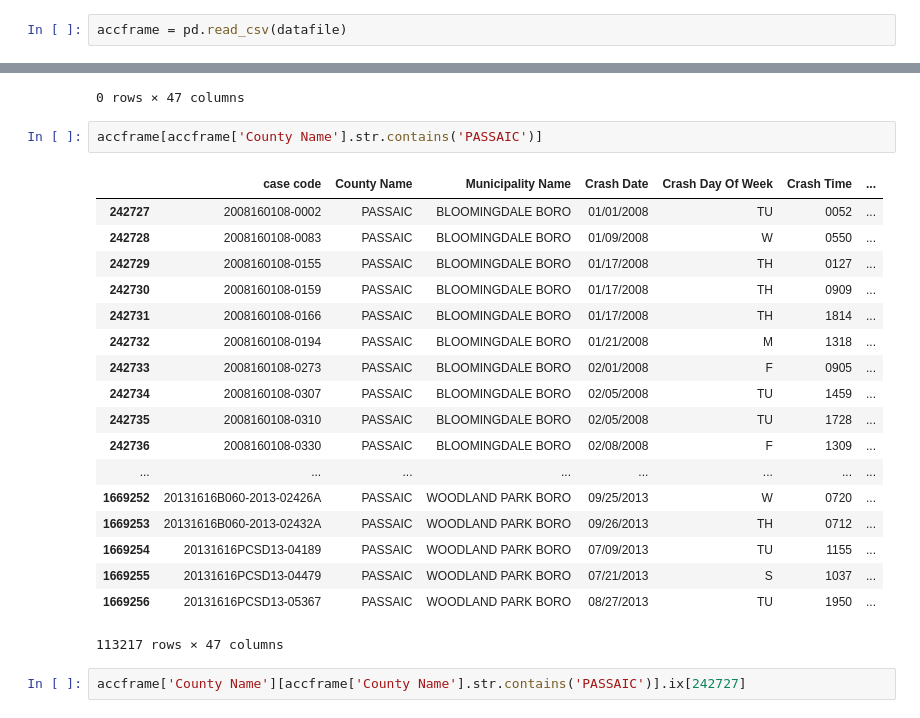
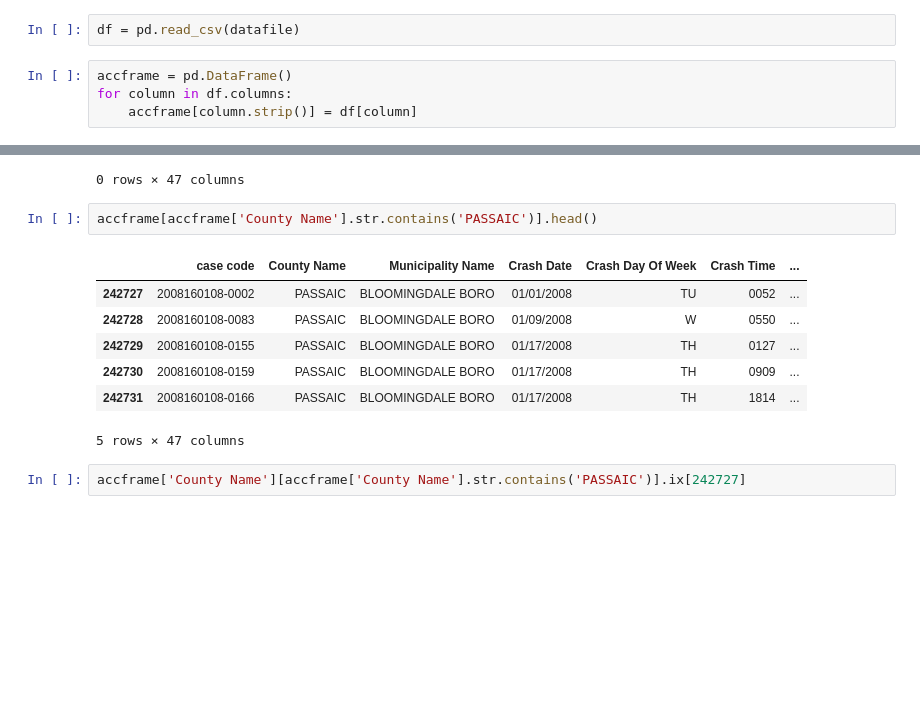
Before and after one commit to tswicegood/python-data-science-intro, a Jupyter notebook: Python for Data Analysis at NICAR15.ipynb, the cells around one changed output, grey strips where cells are left out. Drawn from its saved outputs; the diff is of its cells as text; blank space fills up the shorter version.

```diff
--- a/Python for Data Analysis at NICAR15.ipynb
+++ b/Python for Data Analysis at NICAR15.ipynb
@@ -6,5 +6,9 @@ from datetime import date
 # %%
 datafile = "njaccidents.csv"
 # %%
-accframe = pd.read_csv(datafile)
+df = pd.read_csv(datafile)
+# %%
+accframe = pd.DataFrame()
+for column in df.columns:
+    accframe[column.strip()] = df[column]
 # %%
@@ -75,26 +68,15 @@ accframe[accframe['County Name']=='Passaic']
 |  | case code | County Name | Municipality Name | Crash Date | Crash Day Of Week | Crash Time | ... |
 0 rows × 47 columns
 # %%
-accframe[accframe['County Name'].str.contains('PASSAIC')]
+accframe[accframe['County Name'].str.contains('PASSAIC')].head()
 # %% [output]
 |  | case code | County Name | Municipality Name | Crash Date | Crash Day Of Week | Crash Time | ... |
 | 242727 | 2008160108-0002 | PASSAIC | BLOOMINGDALE BORO | 01/01/2008 | TU | 0052 | ... |
 | 242728 | 2008160108-0083 | PASSAIC | BLOOMINGDALE BORO | 01/09/2008 | W | 0550 | ... |
 | 242729 | 2008160108-0155 | PASSAIC | BLOOMINGDALE BORO | 01/17/2008 | TH | 0127 | ... |
 | 242730 | 2008160108-0159 | PASSAIC | BLOOMINGDALE BORO | 01/17/2008 | TH | 0909 | ... |
 | 242731 | 2008160108-0166 | PASSAIC | BLOOMINGDALE BORO | 01/17/2008 | TH | 1814 | ... |
-| 242732 | 2008160108-0194 | PASSAIC | BLOOMINGDALE BORO | 01/21/2008 | M | 1318 | ... |
-| 242733 | 2008160108-0273 | PASSAIC | BLOOMINGDALE BORO | 02/01/2008 | F | 0905 | ... |
-| 242734 | 2008160108-0307 | PASSAIC | BLOOMINGDALE BORO | 02/05/2008 | TU | 1459 | ... |
-| 242735 | 2008160108-0310 | PASSAIC | BLOOMINGDALE BORO | 02/05/2008 | TU | 1728 | ... |
-| 242736 | 2008160108-0330 | PASSAIC | BLOOMINGDALE BORO | 02/08/2008 | F | 1309 | ... |
-| ... | ... | ... | ... | ... | ... | ... | ... |
-| 1669252 | 20131616B060-2013-02426A | PASSAIC | WOODLAND PARK BORO | 09/25/2013 | W | 0720 | ... |
-| 1669253 | 20131616B060-2013-02432A | PASSAIC | WOODLAND PARK BORO | 09/26/2013 | TH | 0712 | ... |
-| 1669254 | 20131616PCSD13-04189 | PASSAIC | WOODLAND PARK BORO | 07/09/2013 | TU | 1155 | ... |
-| 1669255 | 20131616PCSD13-04479 | PASSAIC | WOODLAND PARK BORO | 07/21/2013 | S | 1037 | ... |
-| 1669256 | 20131616PCSD13-05367 | PASSAIC | WOODLAND PARK BORO | 08/27/2013 | TU | 1950 | ... |
-113217 rows × 47 columns
+5 rows × 47 columns
 # %%
 accframe['County Name'][accframe['County Name'].str.contains('PASSAIC')].ix[242727]
 # %% [output]
```
Also changed, not shown: parts of 2 cells of this notebook.
